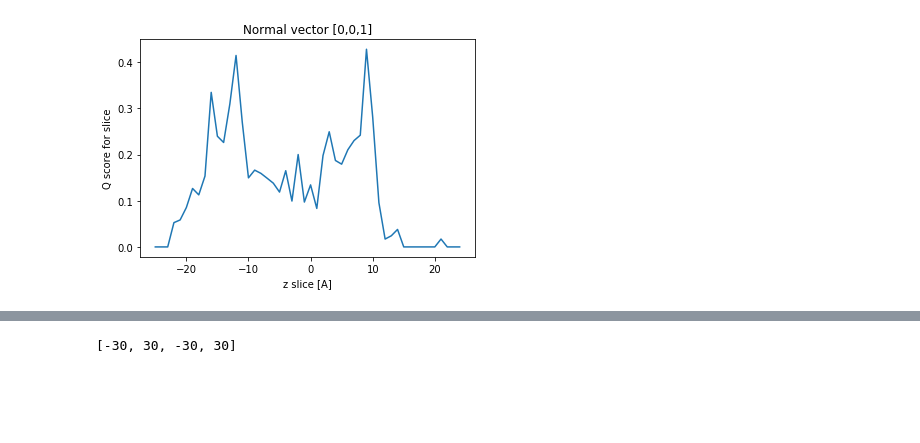
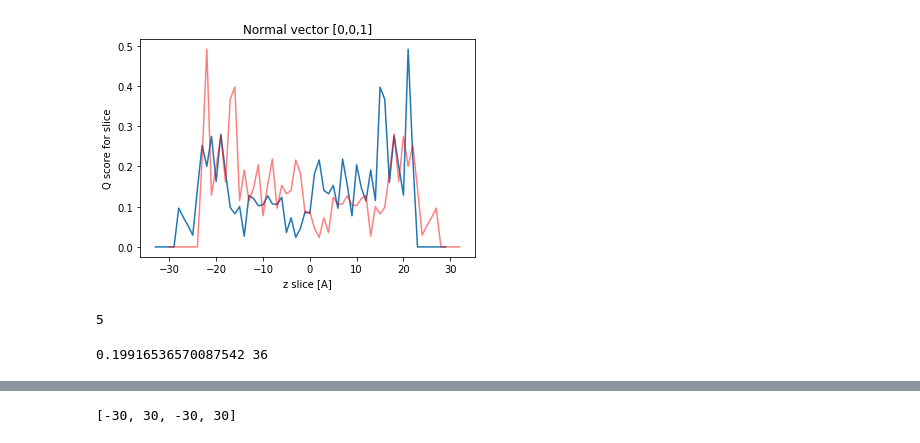
Before and after one commit to julianspaeth/transmembrane-identifier, a Jupyter notebook: q_value_calculation.ipynb, the cells around one changed output, grey strips where cells are left out. Cells and saved outputs as stored; diff of their text form; code cells hidden in the pictures; blank space fills up the shorter version.

Commit message:
Added q-value optimisation, double plane visualisation

```diff
--- a/q_value_calculation.ipynb
+++ b/q_value_calculation.ipynb
@@ -37,23 +15,0 @@ def parse_PDB(filepath):
-# %%
-def position_model(model):
-    max_x = -100000
-    max_y = -100000
-    max_z = -100000
-    min_x = 100000
-    min_y = 100000
-    min_z = 100000
-
-    for chain in model:
-        for residue in chain:
-            for atom in residue:
-                coordinates = atom.coord
-                if coordinates[0] > max_x: max_x = coordinates[0]
-                if coordinates[1] > max_y: max_y = coordinates[1]
-                if coordinates[2] > max_z: max_z = coordinates[2]
-                if coordinates[0] < min_x: min_x = coordinates[0]
-                if coordinates[1] < min_y: min_y = coordinates[1]
-                if coordinates[2] < min_z: min_z = coordinates[2]
-
-    model.transform(rot=rotaxis2m(theta=0, vector=Vector(1,0,0)),
-                    tran=-0.5*np.array([max_x + min_x, max_y + min_y, max_z + min_z]))
-    return model
@@ -134,8 +16,15 @@ slice_scores, z_min, z_max = calculate_Q(model, [0,0,1])
+# %%
+model = parse_PDB('./structures/pdb1u9j.pdb')
+model = position_model(model)
+
+slice_scores1, z_min1, z_max1 = calc_Q_value(model, [-1,1,0])
+slice_scores2, z_min2, z_max2 = calc_Q_value(model, [1,-1,0])
 # %%
 plt.figure()
-plt.plot(range(z_min,z_max), slice_scores)
+plt.plot(range(z_min1,z_max1), slice_scores1)
+plt.plot(range(z_min2,z_max2), slice_scores2, color='red', alpha=0.5)
 plt.title('Normal vector [0,0,1]')
 plt.xlabel('z slice [A]')
 plt.ylabel('Q score for slice');
 # %% [output]
-[figure, old version]
+[figure, new version]
@@ -198,0 +31,17 @@ def get_outer_atoms(slice_list, rectangle_points):
+# %%
+np.argmax([1,5,7,3,1,5223,2])
+# %% [output]
+5
+# %%
+def get_max_sliding_window(scores, window=15):
+    avgs = [sum(scores[i:(i+window)])/window for i in range(len(scores)-window)]
+
+    max_score = max(avgs)
+    max_index = np.argmax(avgs)
+
+    return max_score, max_index, avgs
+
+max_score, max_index, avgs = get_max_sliding_window(slice_scores1, 20)
+print(max_score, max_index)
+# %% [output]
+0.19916536570087542 36
```
Also changed, not shown: parts of 14 cells of this notebook, 6 other files.
